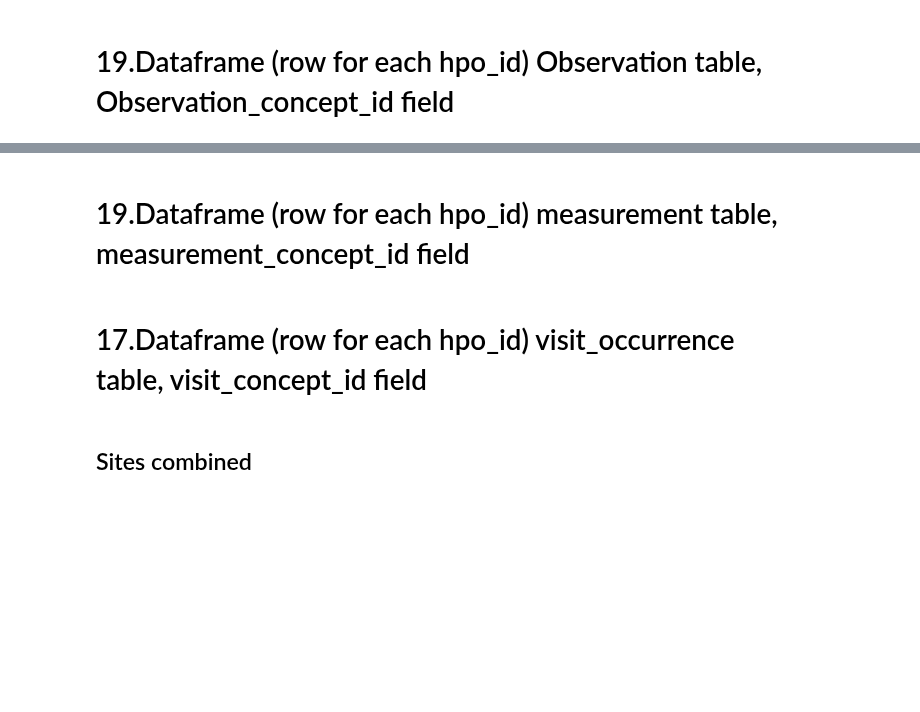
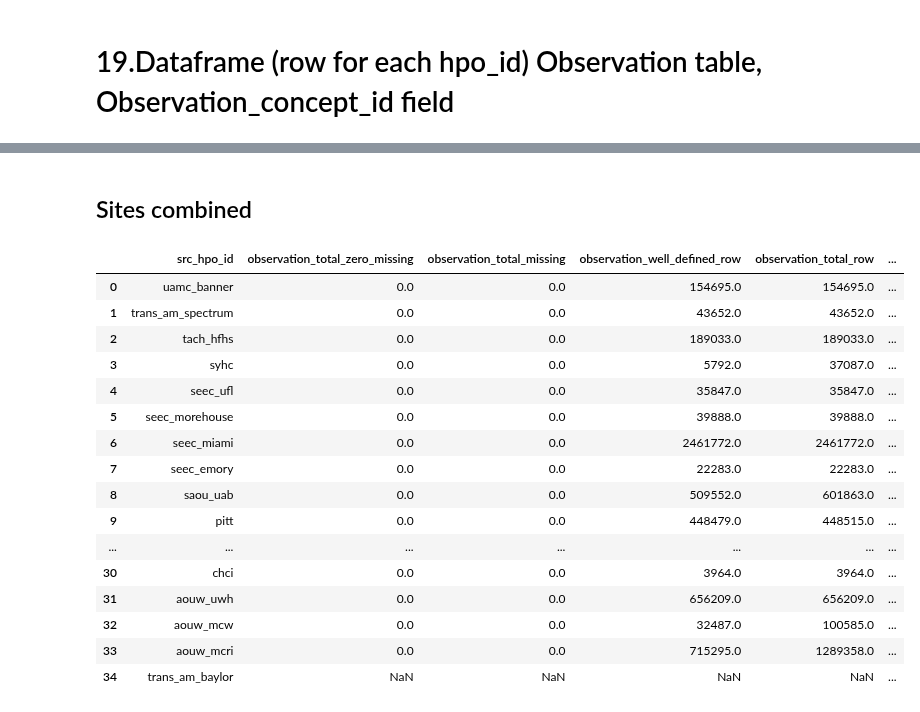
Before and after one commit to all-of-us/curation, a Jupyter notebook: data_steward/analytics/table_metrics/Table_Metrics_part_1.ipynb, the cells around one changed output, grey strips where cells are left out. Cells and saved outputs as stored; diff of their text form; code cells hidden in the pictures; blank space fills up the shorter version.

```diff
--- a/data_steward/analytics/table_metrics/Table_Metrics_part_1.ipynb
+++ b/data_steward/analytics/table_metrics/Table_Metrics_part_1.ipynb
@@ -1086,7 +1305,7 @@ procedure_concept_df = pd.io.gbq.read_gbq('''
         procedure_total_zero_null,
         procedure_total_null,
         procedure_total_row,
-        round(100*(procedure_well_defined_row/procedure_total_row),1) as procedure_success_rate
+        round(100*(procedure_well_defined_row/procedure_total_row),1) as procedure_succes_rate
     FROM
         data1
     LEFT OUTER JOIN
@@ -1348,2 +1626,0 @@ observation_concept_df
-# %% [markdown]
-# 19.Dataframe (row for each hpo_id) measurement table, measurement_concept_id field
@@ -1465,2 +1626,0 @@ measurement_concept_df
-# %% [markdown]
-# 17.Dataframe (row for each hpo_id) visit_occurrence table, visit_concept_id field
@@ -1580,20 +1628,36 @@ visit_concept_df
 ## Sites combined
 # %%
 datas=[
-drug_concept_df,
+drug_exp_concept_df,
 procedure_concept_df,
-condition_concept_df,
-    measurement_concept_df,
-    visit_concept_df
+condition_concept_df
 ]
 
 master_df=observation_concept_df
 
 for filename in datas:
     master_df = pd.merge(master_df,filename,on='src_hpo_id',how='outer')
 
 master_df
 
-success_rate=pd.merge(master_df,site_df,how='outer',on='src_hpo_id')
-success_rate
+succes_rate=pd.merge(master_df,site_df,how='outer',on='src_hpo_id')
+succes_rate
+# %% [output]
+|  | src_hpo_id | observation_total_zero_missing | observation_total_missing | observation_well_defined_row | observation_total_row | ... |
+| 0 | uamc_banner | 0.0 | 0.0 | 154695.0 | 154695.0 | ... |
+| 1 | trans_am_spectrum | 0.0 | 0.0 | 43652.0 | 43652.0 | ... |
+| 2 | tach_hfhs | 0.0 | 0.0 | 189033.0 | 189033.0 | ... |
+| 3 | syhc | 0.0 | 0.0 | 5792.0 | 37087.0 | ... |
+| 4 | seec_ufl | 0.0 | 0.0 | 35847.0 | 35847.0 | ... |
+| 5 | seec_morehouse | 0.0 | 0.0 | 39888.0 | 39888.0 | ... |
+| 6 | seec_miami | 0.0 | 0.0 | 2461772.0 | 2461772.0 | ... |
+| 7 | seec_emory | 0.0 | 0.0 | 22283.0 | 22283.0 | ... |
+| 8 | saou_uab | 0.0 | 0.0 | 509552.0 | 601863.0 | ... |
+| 9 | pitt | 0.0 | 0.0 | 448479.0 | 448515.0 | ... |
+| ... | ... | ... | ... | ... | ... | ... |
+| 30 | chci | 0.0 | 0.0 | 3964.0 | 3964.0 | ... |
+| 31 | aouw_uwh | 0.0 | 0.0 | 656209.0 | 656209.0 | ... |
+| 32 | aouw_mcw | 0.0 | 0.0 | 32487.0 | 100585.0 | ... |
+| 33 | aouw_mcri | 0.0 | 0.0 | 715295.0 | 1289358.0 | ... |
+| 34 | trans_am_baylor | NaN | NaN | NaN | NaN | ... |
 # %%
```
Also changed, not shown: parts of 60 cells of this notebook, 2 other files.
